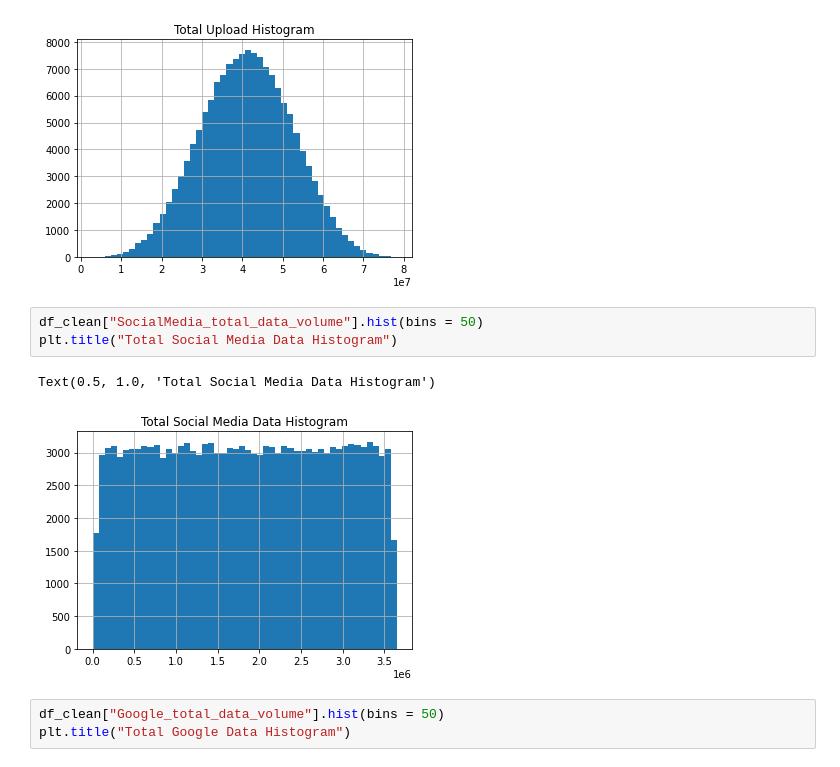
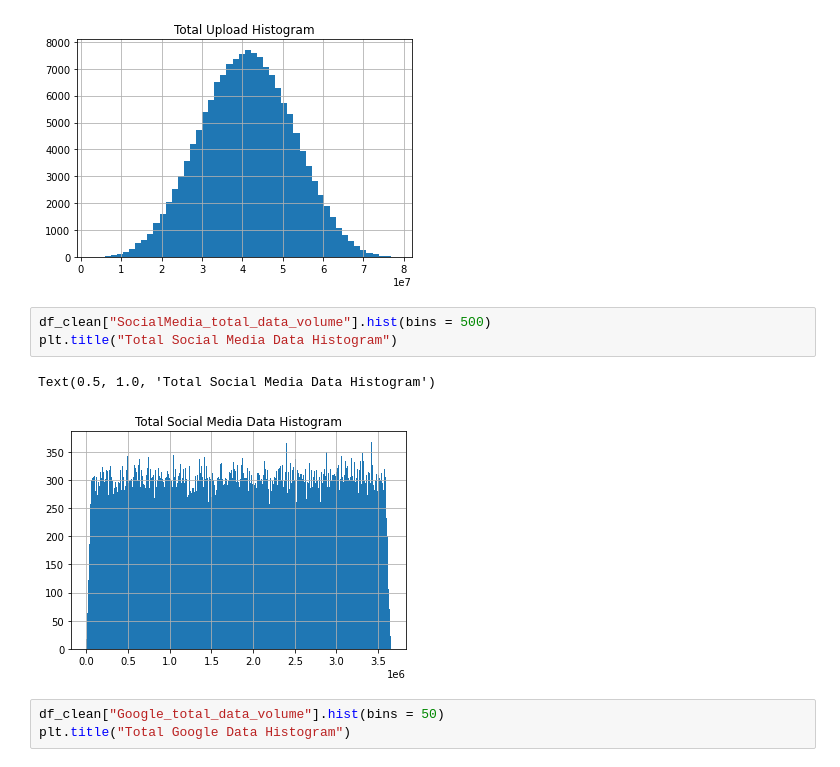
Before and after one commit to behigu/TellCo-Telecom-User-s-Data-Analysis, a Jupyter notebook: notebooks/Telco_telecom_user_data_analysis.ipynb, the cells around one changed output. Cells and saved outputs as stored; diff of their text form.

```diff
--- a/notebooks/Telco_telecom_user_data_analysis.ipynb
+++ b/notebooks/Telco_telecom_user_data_analysis.ipynb
@@ -436,11 +436,11 @@ plt.title("Total Upload Histogram")
 Text(0.5, 1.0, 'Total Upload Histogram')
 [figure]
 # %%
-df_clean["SocialMedia_total_data_volume"].hist(bins = 50)
+df_clean["SocialMedia_total_data_volume"].hist(bins = 500)
 plt.title("Total Social Media Data Histogram")
 # %% [output]
 Text(0.5, 1.0, 'Total Social Media Data Histogram')
-[figure, old version]
+[figure, new version]
 # %%
 df_clean["Google_total_data_volume"].hist(bins = 50)
 plt.title("Total Google Data Histogram")
```
Also changed, not shown: parts of 16 cells of this notebook.
